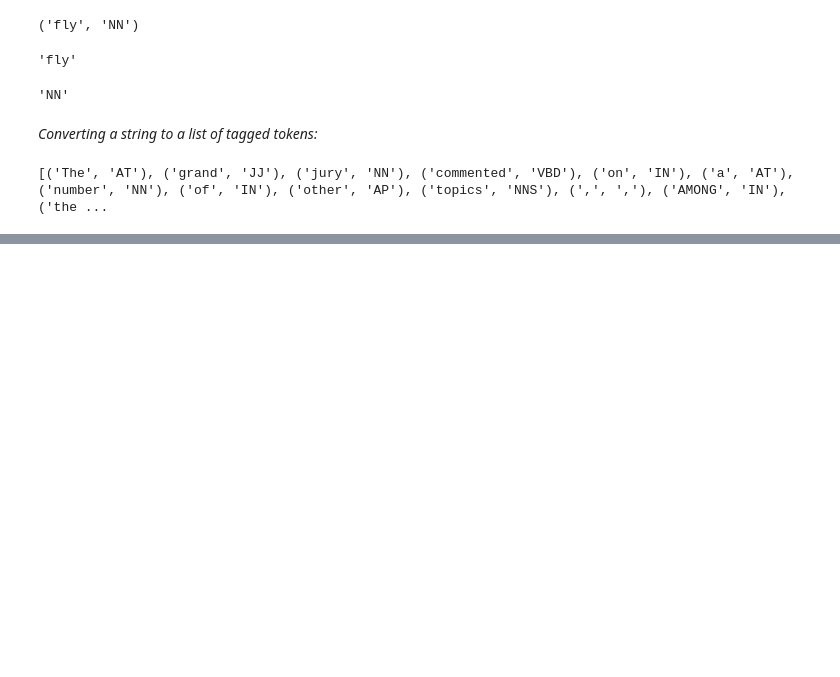
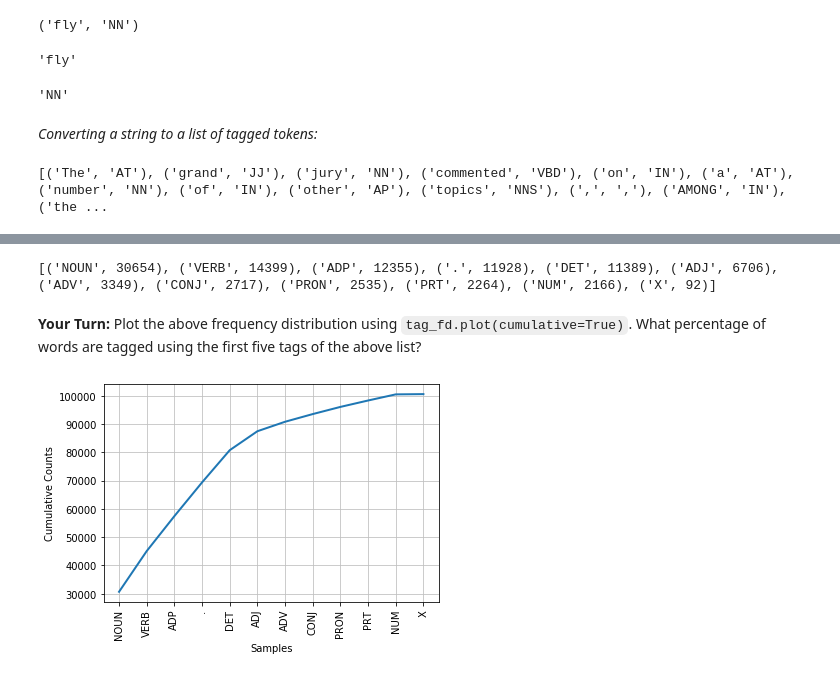
Before and after one commit to STRZGR/Natural-Language-Processing-with-Python-Analyzing-Text-with-the-Natural-Language-Toolkit, a Jupyter notebook: Chapter 05/NLTK Chapter 5 - Notes.ipynb, the cells around one changed output, grey strips where cells are left out. Drawn from its saved outputs; the diff is of its cells as text; code cells hidden in the pictures; blank space fills up the shorter version.

```diff
--- a/Chapter 05/NLTK Chapter 5 - Notes.ipynb
+++ b/Chapter 05/NLTK Chapter 5 - Notes.ipynb
@@ -103,0 +202,9 @@ print([nltk.tag.str2tuple(t) for t in sent.split()], end = '')
+# %%
+from nltk.corpus import brown
+brown_news_tagged = brown.tagged_words(categories = "news", tagset = "universal")
+tag_fd = nltk.FreqDist(tag for (word, tag) in brown_news_tagged)
+print(tag_fd.most_common(), end = '')
+# %% [output]
+[('NOUN', 30654), ('VERB', 14399), ('ADP', 12355), ('.', 11928), ('DET', 11389), ('ADJ', 6706), ('ADV', 3349), ('CONJ', 2717), ('PRON', 2535), ('PRT', 2264), ('NUM', 2166), ('X', 92)]
+# %% [markdown]
+__Your Turn:__ Plot the above frequency distribution using `tag_fd.plot(cumulative=True)`. What percentage of words are tagged using the first five tags of the above list?
@@ -103,0 +213,4 @@ print([nltk.tag.str2tuple(t) for t in sent.split()], end = '')
+# %%
+tag_fd.plot(cumulative = True);
+# %% [output]
+[figure, added]
```
Also changed, not shown: parts of 52 cells of this notebook.
